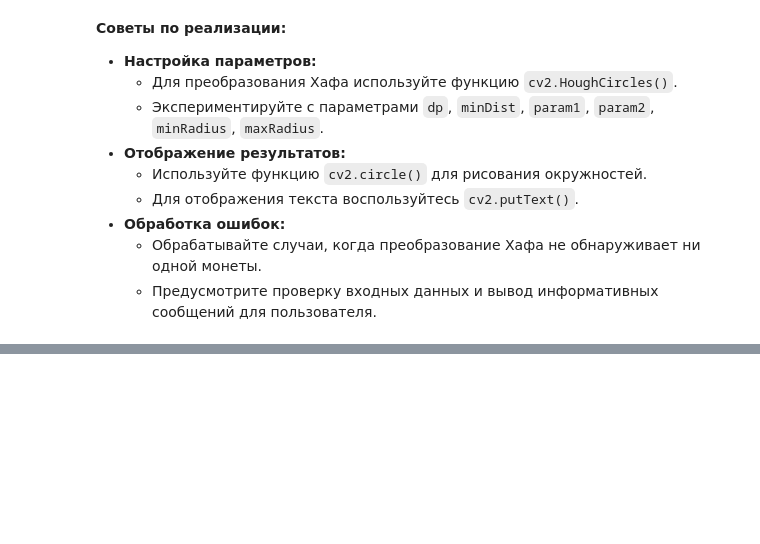
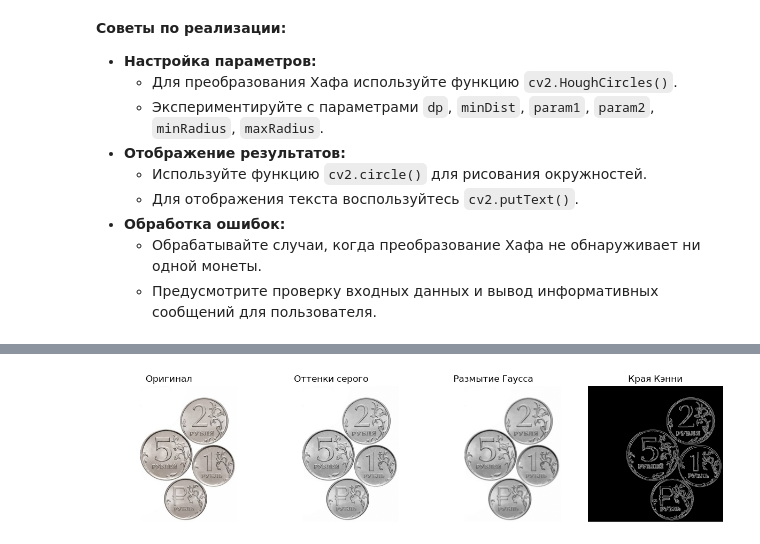
Before and after one commit to Calrission/MIIGAIK-Image-Processing, a Jupyter notebook: Проектная_работа_№1_Классификация_объектов_на_изображении.ipynb, the cells around one changed output, grey strips where cells are left out. Saved outputs shown, nothing was run; the diff lists cells and outputs as text; code cells hidden in the pictures; blank space fills up the shorter version.

```diff
--- a/Проектная_работа_№1_Классификация_объектов_на_изображении.ipynb
+++ b/Проектная_работа_№1_Классификация_объектов_на_изображении.ipynb
@@ -98,0 +111,33 @@
+# %%
+import cv2
+import matplotlib.pyplot as plt
+import numpy as np
+
+img = cv2.imread('static/3/coins_1_1_2_5.jpg')
+img_grey = cv2.cvtColor(img, cv2.COLOR_BGR2GRAY)
+img_grey_blur = cv2.GaussianBlur(img_grey, (5, 5), 0)
+img_edges = cv2.Canny(img_grey_blur, 50, 150, apertureSize=3)
+# %%
+plt.figure(figsize=(15, 5))
+plt.subplot(1, 4, 1)
+plt.imshow(cv2.cvtColor(img, cv2.COLOR_BGR2RGB))
+plt.axis('off')
+plt.title('Оригинал')
+
+plt.subplot(1, 4, 2)
+plt.imshow(img_grey, cmap='gray')
+plt.axis('off')
+plt.title('Оттенки серого')
+
+plt.subplot(1, 4, 3)
+plt.imshow(img_grey_blur, cmap='gray')
+plt.axis('off')
+plt.title('Размытие Гаусса')
+
+plt.subplot(1, 4, 4)
+plt.imshow(img_edges, cmap='gray')
+plt.axis('off')
+plt.title('Края Кэнни')
+plt.show()
+# %% [output]
+[figure, added]
```
Also changed, not shown: parts of 7 cells of this notebook, 10 other files.
